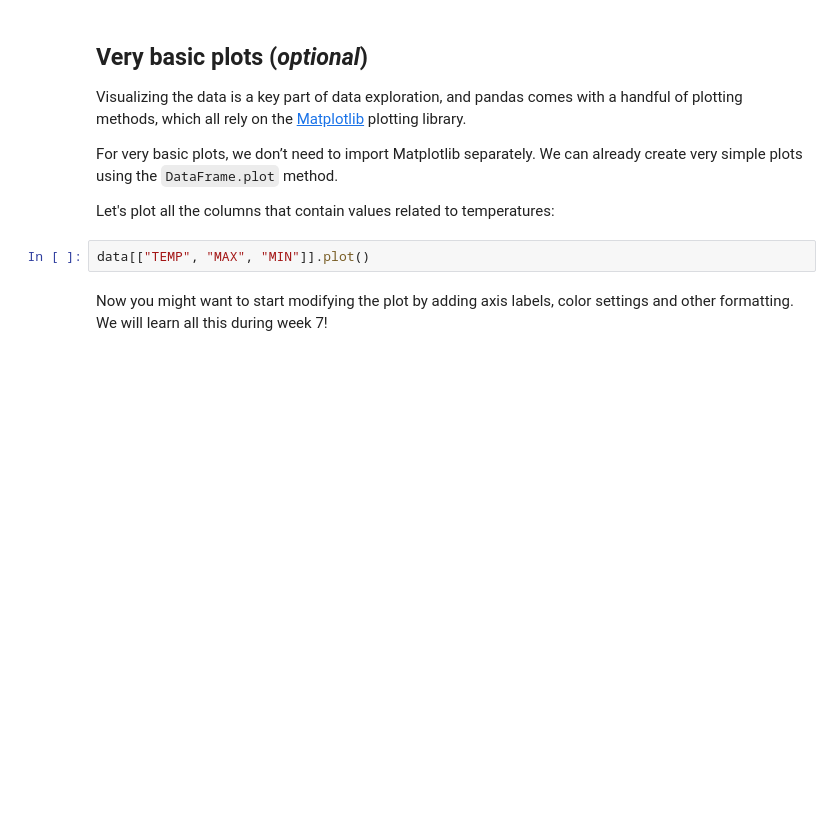
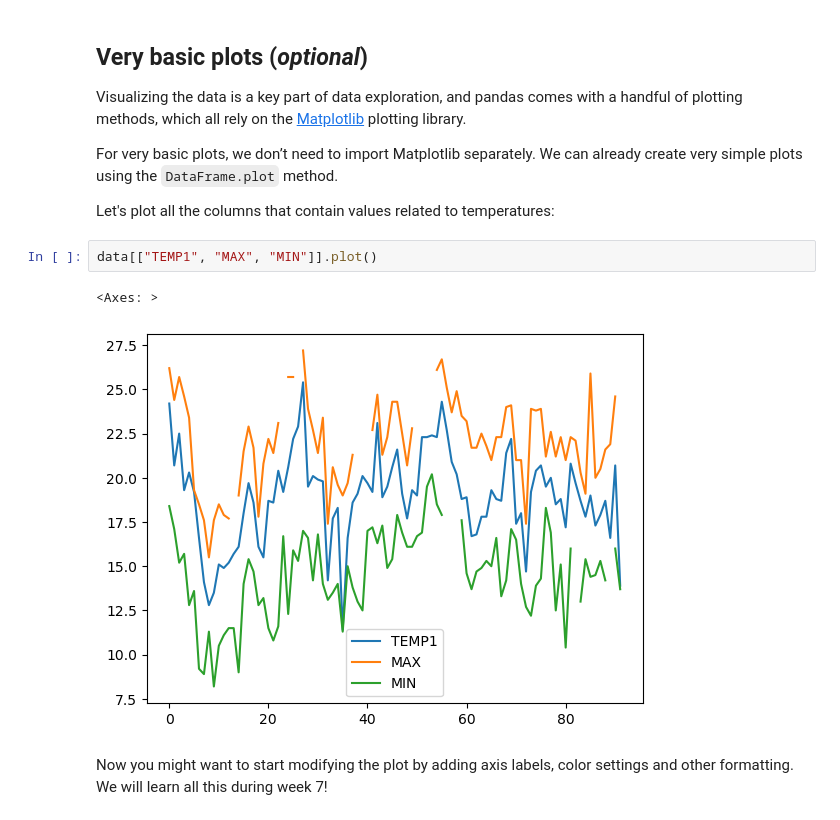
Before and after one commit to heattard/geo-python, a Jupyter notebook: source/notebooks/L5/exploring-data-using-pandas.ipynb, the cells around one changed output. Drawn from its saved outputs; the diff is of its cells as text; blank space fills up the shorter version.

Commit message:
updated all for new data

```diff
--- a/source/notebooks/L5/exploring-data-using-pandas.ipynb
+++ b/source/notebooks/L5/exploring-data-using-pandas.ipynb
@@ -285,7 +387,10 @@ For very basic plots, we don’t need to import Matplotlib separately. We can al
 
 Let's plot all the columns that contain values related to temperatures:
 # %%
-data[["TEMP", "MAX", "MIN"]].plot()
+data[["TEMP1", "MAX", "MIN"]].plot()
+# %% [output]
+<Axes: >
+[figure, added]
 # %% [markdown]
 Now you might want to start modifying the plot by adding axis labels, color settings and other formatting. We will learn all this during week 7!
 # %% [markdown]
```
Also changed, not shown: parts of 31 cells of this notebook.
